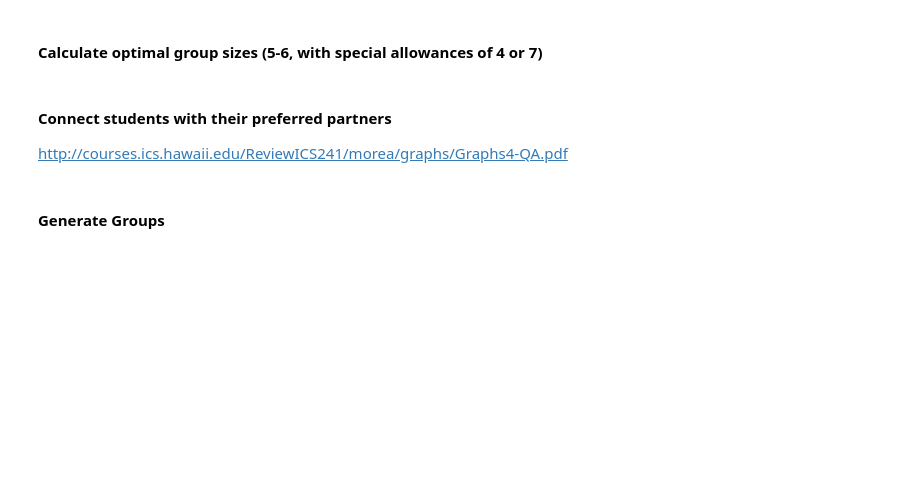
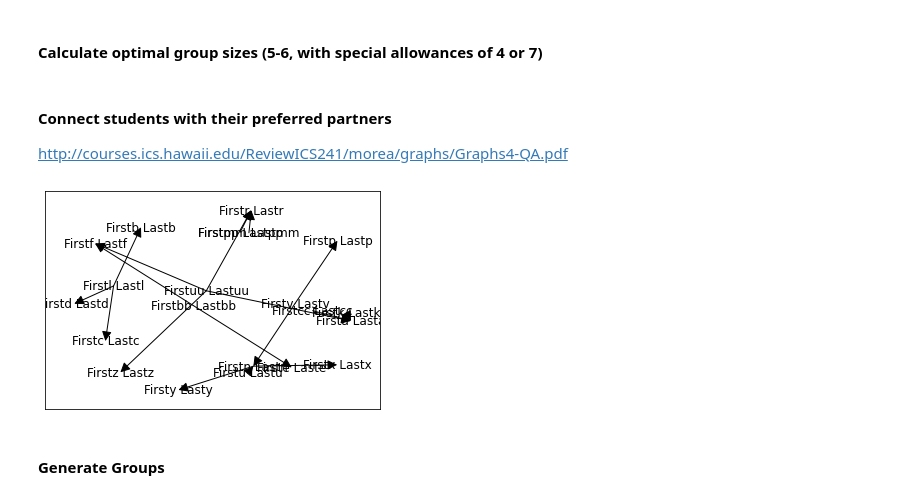
Before and after one commit to JonathanDoanePhD/Student-Schedule-Grouping-with-Python, a Jupyter notebook: BLACK_BOX.ipynb, the cells around one changed output. Drawn from its saved outputs; the diff is of its cells as text; code cells hidden in the pictures; blank space fills up the shorter version.

```diff
--- a/BLACK_BOX.ipynb
+++ b/BLACK_BOX.ipynb
@@ -135,23 +135,23 @@ def Get_Manual_Inputs():
 Item(0, 'To begin, upload your CSV into your Python/Jupyter workspace.')
 Subitem('If you have not done so already, please follow the instructions:')
 Subitem('Stop the kernel > upload your CSV > restart the kernel.')
-Subitem("(At AI4ALL, we use the COE_Responses sheet from our school's roster.)")
+Subitem("(At AI4ALL, we use the COE Responses sheet from our school's roster.)")
 
-Item(1, 'Type in the name of your CSV (mine is named External_Roster-FA22-COE_Responses.csv).')
+Item(1, 'Type in the name of your CSV (mine is named SAMPLE_Roster.csv).')
 CSV_directory = Input()
 admin = CSV_directory
 if admin == 'admin':
     want_to_test = True
     want_to_plot = True
     want_no_warn = True
-    CSV_directory = 'External_Roster-FA22-COE_Responses.csv'
+    CSV_directory = 'SAMPLE_Roster.csv'
     AI4ALL = True
     autofill = True
 elif admin == 'adminn':
     want_to_test = False
     want_to_plot = False
     want_no_warn = True
-    CSV_directory = 'External_Roster-FA22-COE_Responses.csv'
+    CSV_directory = 'SAMPLE_Roster.csv'
     AI4ALL = True
     autofill = True
 else:
@@ -222,6 +222,10 @@ import itertools as itr # create multiple backup group assignments
 # %% [markdown]
 #### Optional
 # %%
+want_to_test=True
+want_to_plot=True
+want_no_warn=True
+
 if want_to_test:
     import random as rand
 
@@ -382,35 +386,38 @@ def Num_Groups(in_groups=Group_Sizes()):
 http://courses.ics.hawaii.edu/ReviewICS241/morea/graphs/Graphs4-QA.pdf
 # %%
 def Partners_Graph(in_df=DF()[1], in_cc=False, in_draw=False):
-    df = in_df
+    df = in_df.copy()
     D = nx.DiGraph()
-    nodes = Students(in_df)
+    nodes = Students(df)
+    STUDENTS = nodes.copy()
     D.add_nodes_from(nodes)
-    D.add_edges_from([x for x in itr.product(nodes, nodes) if df.iloc[nodes.index(x[1]), 0] in df.iloc[nodes.index(x[0]), ind_p]])
+    D.add_edges_from([x for x in itr.product(nodes, nodes) if df.iloc[SID(x[1], STUDENTS), 0] in df.iloc[SID(x[0], STUDENTS), ind_p]])
     #
     CC = nx.weakly_connected_components(D) # connected components of undirected graph
     if in_cc != False:
         cc = in_cc
     else:
         cc = [x for x in CC if len(x) > 1] # gets rid of isolated vertices/nodes
     #
     DD = nx.strongly_connected_components(D) #
     dd = [x for x in DD if len(x) > 1 and x not in cc]
     #
     if in_draw:
         D = nx.DiGraph()
         try:
             nodes = list(set.union(*cc))
         except:
             nodes = []
         D.add_nodes_from(nodes)
-        D.add_edges_from([x for x in itr.product(nodes, nodes) if df.iloc[nodes.index(x[1]), 0] in df.iloc[nodes.index(x[0]), ind_p]])
+        D.add_edges_from([x for x in itr.product(nodes, nodes) if df.iloc[SID(x[1], STUDENTS), 0] in df.iloc[SID(x[0], STUDENTS), ind_p]])
         nx.draw_networkx(D, pos=nx.spring_layout(D), node_size=0, arrowsize = 20, with_labels=True)
     return [CC, cc, DD, dd]
 
 if want_to_plot:
     print('\n'*2)
     Partners_Graph(in_draw=want_to_plot)
+# %% [output]
+[figure, added]
 # %% [markdown]
 #### Generate Groups
 # %%
```
Also changed, not shown: parts of 3 cells of this notebook, 3 other files.
